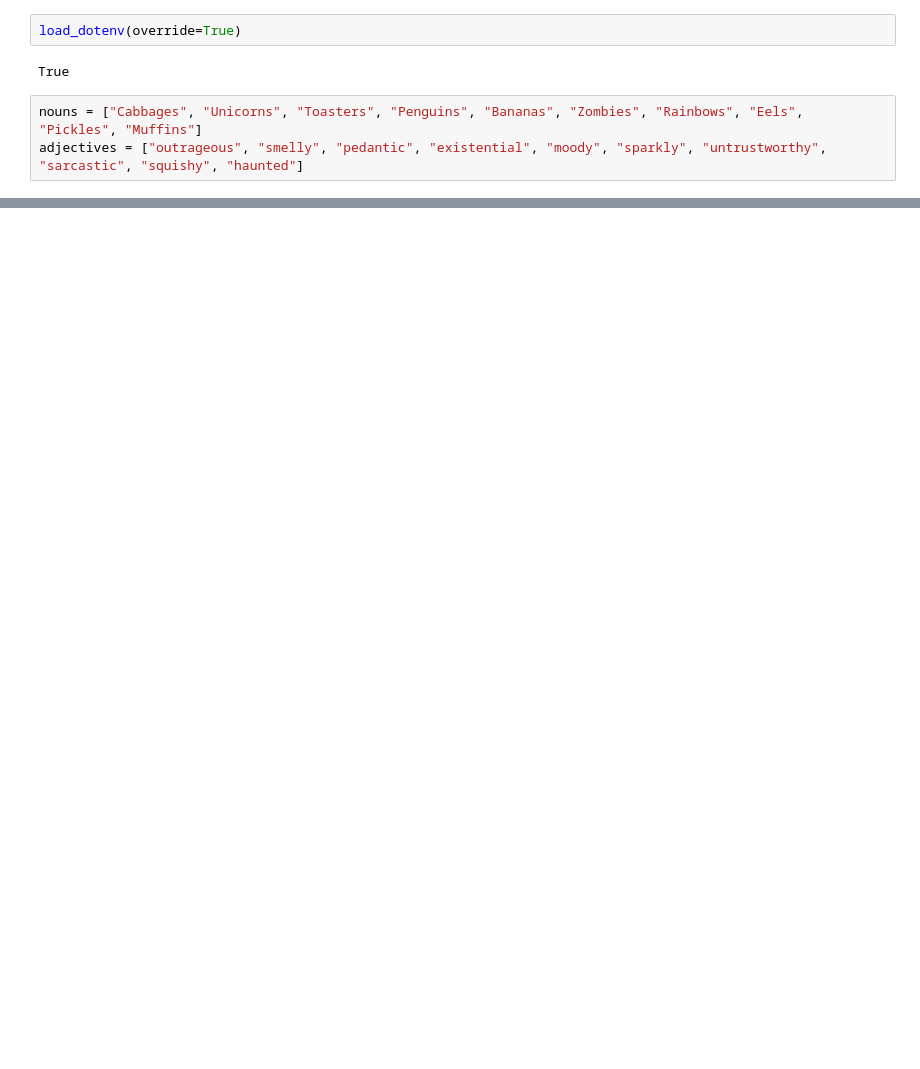
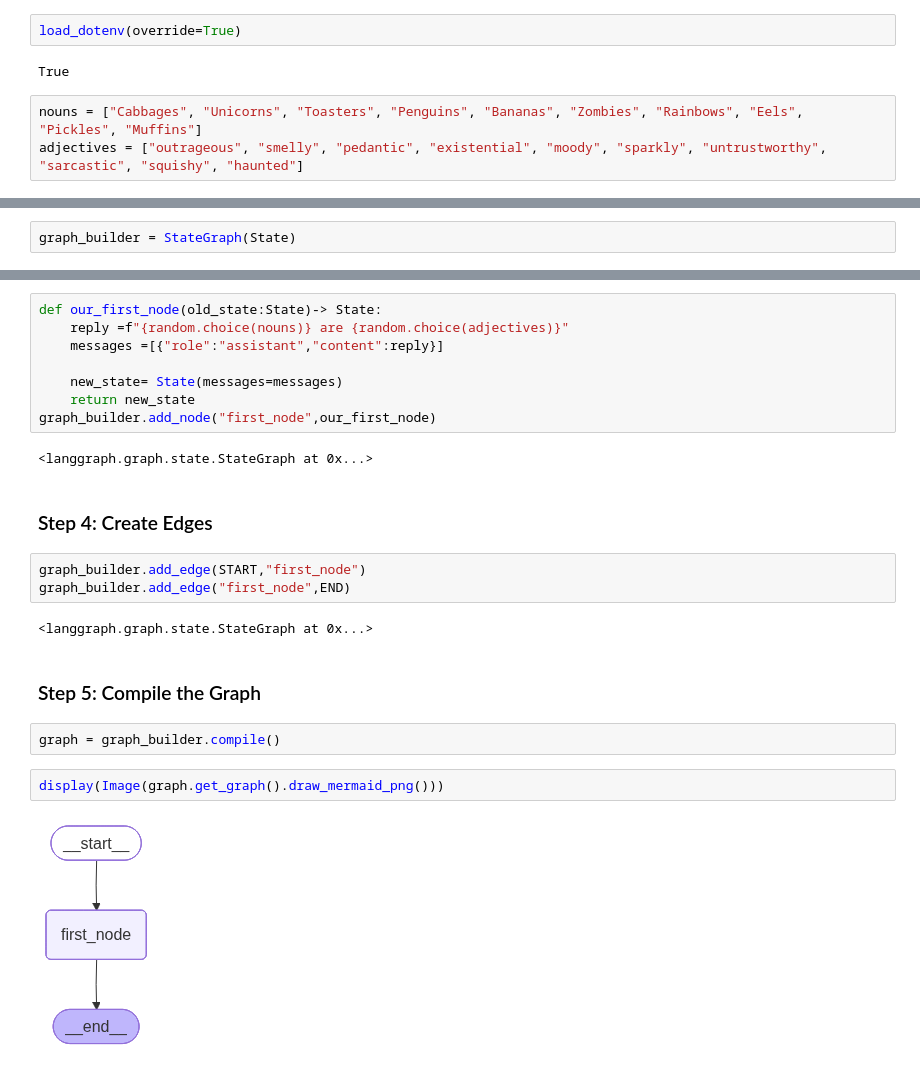
Before and after one commit to hannahabraham/agentic-ai-handson, a Jupyter notebook: langgraph-handson/langgraph-handson/lab1.ipynb, the cells around one changed output, grey strips where cells are left out. Drawn from its saved outputs; the diff is of its cells as text; blank space fills up the shorter version.

```diff
--- a/langgraph-handson/langgraph-handson/lab1.ipynb
+++ b/langgraph-handson/langgraph-handson/lab1.ipynb
@@ -14,0 +87,2 @@ adjectives = ["outrageous", "smelly", "pedantic", "existential", "moody", "spark
+# %%
+graph_builder = StateGraph(State)
@@ -14,0 +91,25 @@ adjectives = ["outrageous", "smelly", "pedantic", "existential", "moody", "spark
+# %%
+def our_first_node(old_state:State)-> State:
+    reply =f"{random.choice(nouns)} are {random.choice(adjectives)}"
+    messages =[{"role":"assistant","content":reply}]
+
+    new_state= State(messages=messages)
+    return new_state
+graph_builder.add_node("first_node",our_first_node)
+# %% [output]
+<langgraph.graph.state.StateGraph at 0x...>
+# %% [markdown]
+### Step 4: Create Edges
+# %%
+graph_builder.add_edge(START,"first_node")
+graph_builder.add_edge("first_node",END)
+# %% [output]
+<langgraph.graph.state.StateGraph at 0x...>
+# %% [markdown]
+### Step 5: Compile the Graph
+# %%
+graph = graph_builder.compile()
+# %%
+display(Image(graph.get_graph().draw_mermaid_png()))
+# %% [output]
+[figure, added]
```
Also changed, not shown: parts of 17 cells of this notebook.
